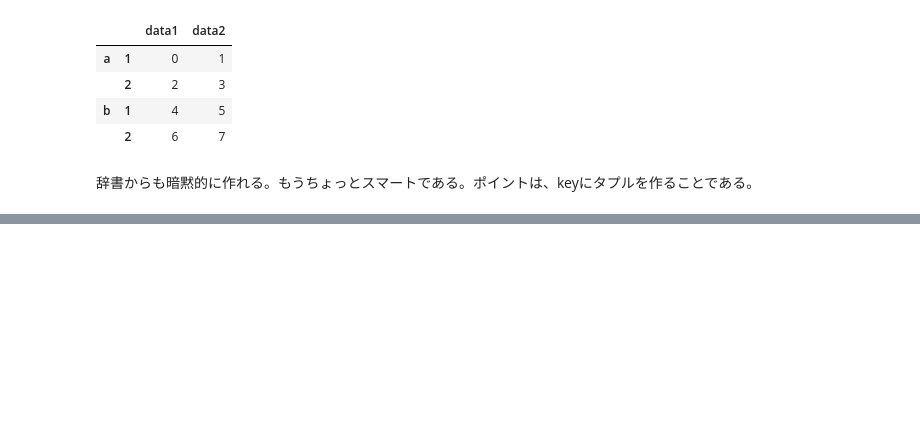
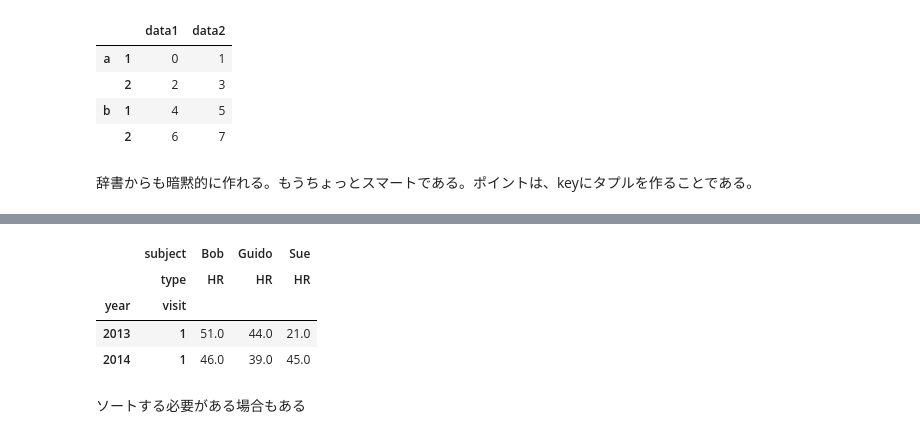
Before and after one commit to masakiaota/study, a Jupyter notebook: my_cheatsheet/Pandas.ipynb, the cells around one changed output, grey strips where cells are left out. Cells and saved outputs as stored; diff of their text form; code cells hidden in the pictures; blank space fills up the shorter version.

```diff
--- a/my_cheatsheet/Pandas.ipynb
+++ b/my_cheatsheet/Pandas.ipynb
@@ -386,0 +497,11 @@ df
+# %%
+idx = pd.IndexSlice #idxスライスを使わないとエラーになる(pythonスライスはだめ)
+health_data.loc[idx[:, 1], idx[:, 'HR']]
+# %% [output]
+|  | subject | Bob | Guido | Sue |
+|  | type | HR | HR | HR |
+| year | visit |  |  |  |
+| 2013 | 1 | 51.0 | 44.0 | 21.0 |
+| 2014 | 1 | 46.0 | 39.0 | 45.0 |
+# %% [markdown]
+ソートする必要がある場合もある
```
Also changed, not shown: parts of 18 cells of this notebook.
